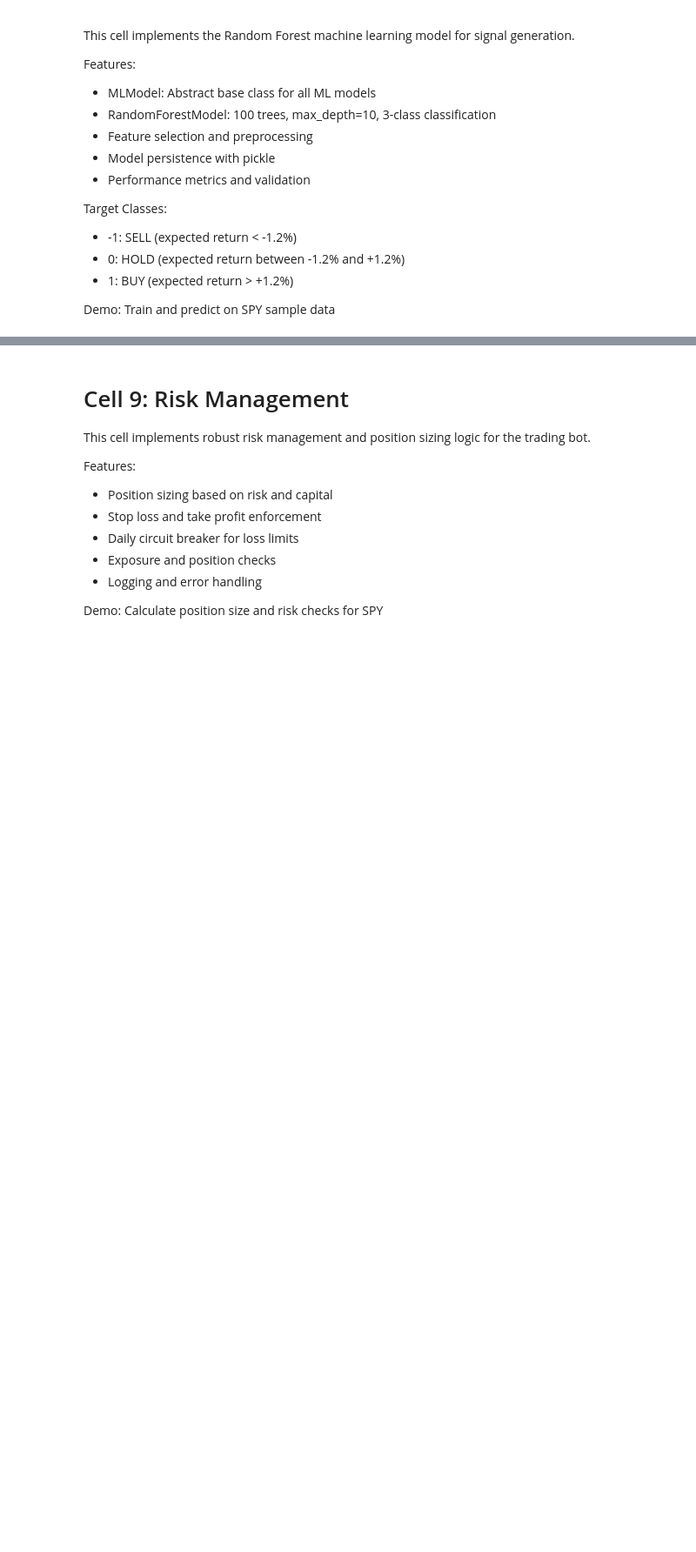
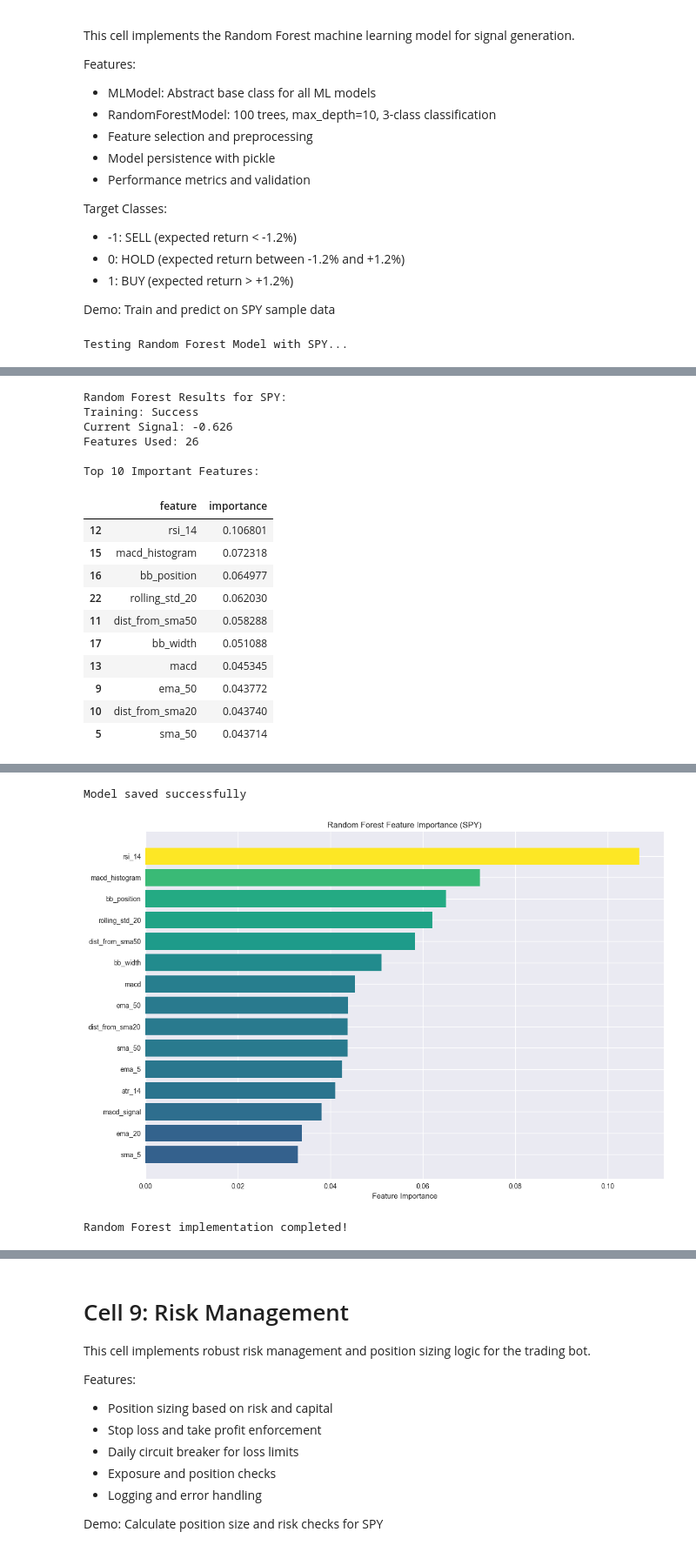
Before and after one commit to jobulisamy/algo-trade, a Jupyter notebook: algo_trading_bot.ipynb, the cells around one changed output, grey strips where cells are left out. Shown at 87% size. Cells and saved outputs as stored; diff of their text form; code cells hidden in the pictures; blank space fills up the shorter version.

```diff
--- a/algo_trading_bot.ipynb
+++ b/algo_trading_bot.ipynb
@@ -890,46 +918,26 @@ os.makedirs('models', exist_ok=True)
 
 # Demo: Train Random Forest on SPY
 print("Testing Random Forest Model with SPY...")
-rf_progress = tqdm(total=3, desc="RF Training")
-
 if not spy_with_target.empty and len(spy_with_target) > 50:
-    # Initialize model
     rf_model = RandomForestModel('SPY')
-    rf_progress.update(1)
-
-    # Train model
     training_success = rf_model.train(spy_with_target)
-    rf_progress.update(1)
-
     if training_success:
-        # Generate prediction
         signal = rf_model.predict(spy_with_target)
-        rf_progress.update(1)
-        rf_progress.close()
-
         print(f"\nRandom Forest Results for SPY:")
         print(f"Training: {'Success' if training_success else 'Failed'}")
         print(f"Current Signal: {signal:.3f}")
         print(f"Features Used: {len(rf_model.feature_columns)}")
-
-        # Feature importance
         if rf_model.is_trained:
             feature_importance = pd.DataFrame({
                 'feature': rf_model.feature_columns,
                 'importance': rf_model.model.feature_importances_
             }).sort_values('importance', ascending=False)
-
             print("\nTop 10 Important Features:")
             display(feature_importance.head(10).style.background_gradient(cmap='Blues'))
-
-            # Save model
             rf_model.save_model(f'models/SPY_rf.pkl')
             print("Model saved successfully")
-
-        # Visualize feature importance
         plt.figure(figsize=(12, 8))
         top_features = feature_importance.head(15)
-
         plt.barh(range(len(top_features)), top_features['importance'],
                 color=plt.cm.viridis(top_features['importance'] / top_features['importance'].max()))
         plt.yticks(range(len(top_features)), top_features['feature'])
@@ -938,12 +946,10 @@ if not spy_with_target.empty and len(spy_with_target) > 50:
         plt.gca().invert_yaxis()
         plt.tight_layout()
         plt.show()
-
     else:
-        rf_progress.close()
         print("Random Forest training failed")
 else:
-    rf_progress.close()
     print("Insufficient data for Random Forest training")
-
 print("\nRandom Forest implementation completed!")
+# %% [output]
+Testing Random Forest Model with SPY...
@@ -949,0 +957,17 @@ print("\nRandom Forest implementation completed!")
+Random Forest Results for SPY:
+Training: Success
+Current Signal: -0.626
+Features Used: 26
+
+Top 10 Important Features:
+|  | feature | importance |
+| 12 | rsi_14 | 0.106801 |
+| 15 | macd_histogram | 0.072318 |
+| 16 | bb_position | 0.064977 |
+| 22 | rolling_std_20 | 0.062030 |
+| 11 | dist_from_sma50 | 0.058288 |
+| 17 | bb_width | 0.051088 |
+| 13 | macd | 0.045345 |
+| 9 | ema_50 | 0.043772 |
+| 10 | dist_from_sma20 | 0.043740 |
+| 5 | sma_50 | 0.043714 |
@@ -950,3 +975,6 @@ print("\nRandom Forest implementation completed!")
+Model saved successfully
+[figure, added]
+Random Forest implementation completed!
 # %% [markdown]
 # Cell 6: ML Models - XGBoost
 
```
Also changed, not shown: parts of 21 cells of this notebook, 5 other files.
